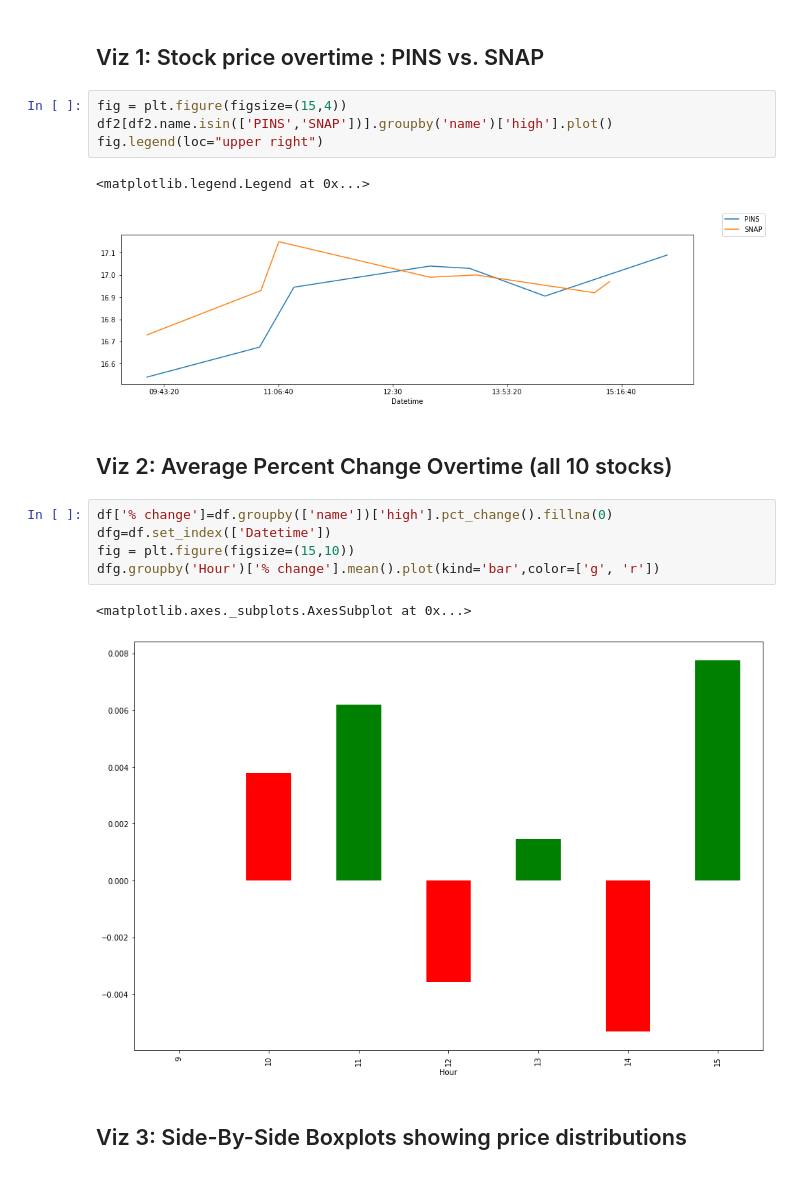
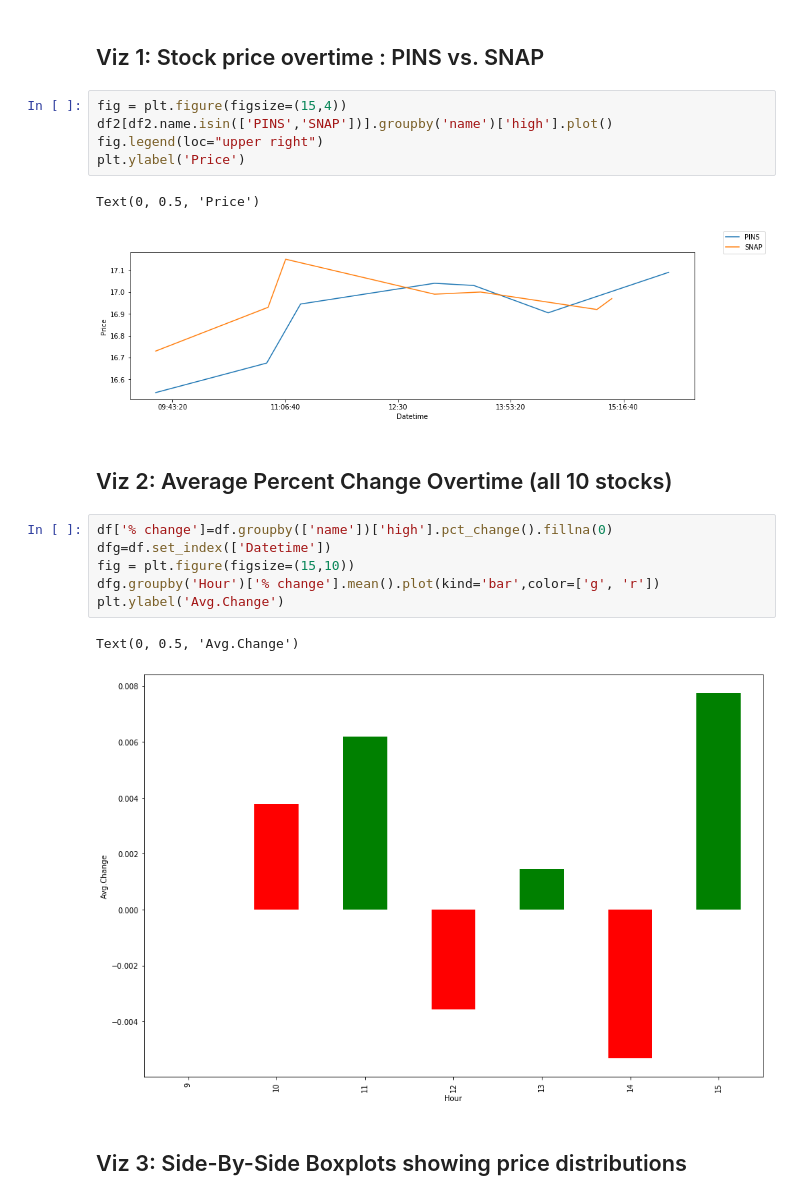
Before and after one commit to karin6543/AWS-Yahoo-Finance, a Jupyter notebook: Analysis.ipynb, the cells around one changed output. Cells and saved outputs as stored; diff of their text form.

```diff
--- a/Analysis.ipynb
+++ b/Analysis.ipynb
@@ -33,19 +33,21 @@ df2=df.set_index('Datetime')
 fig = plt.figure(figsize=(15,4))
 df2[df2.name.isin(['PINS','SNAP'])].groupby('name')['high'].plot()
 fig.legend(loc="upper right")
+plt.ylabel('Price')
 # %% [output]
-<matplotlib.legend.Legend at 0x...>
+Text(0, 0.5, 'Price')
-[figure, old version]
+[figure, new version]
 # %% [markdown]
 ## Viz 2: Average Percent Change Overtime (all 10 stocks)
 # %%
 df['% change']=df.groupby(['name'])['high'].pct_change().fillna(0)
 dfg=df.set_index(['Datetime'])
 fig = plt.figure(figsize=(15,10))
 dfg.groupby('Hour')['% change'].mean().plot(kind='bar',color=['g', 'r'])
+plt.ylabel('Avg.Change')
 # %% [output]
-<matplotlib.axes._subplots.AxesSubplot at 0x...>
+Text(0, 0.5, 'Avg.Change')
-[figure, old version]
+[figure, new version]
 # %% [markdown]
 ## Viz 3: Side-By-Side Boxplots showing price distributions
 # %%
```
Also changed, not shown: parts of 2 cells of this notebook.
